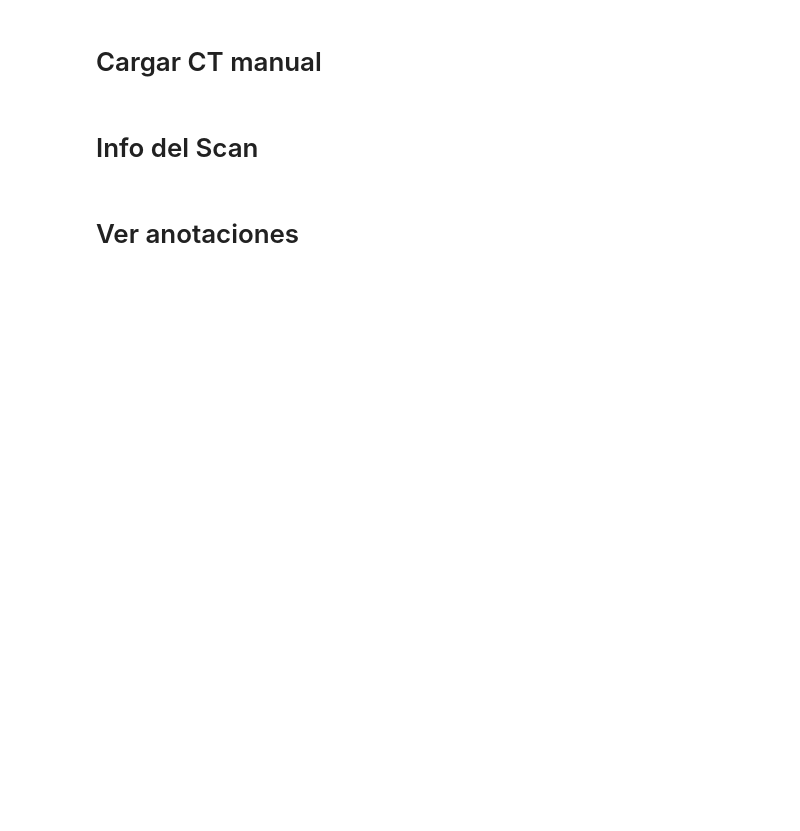
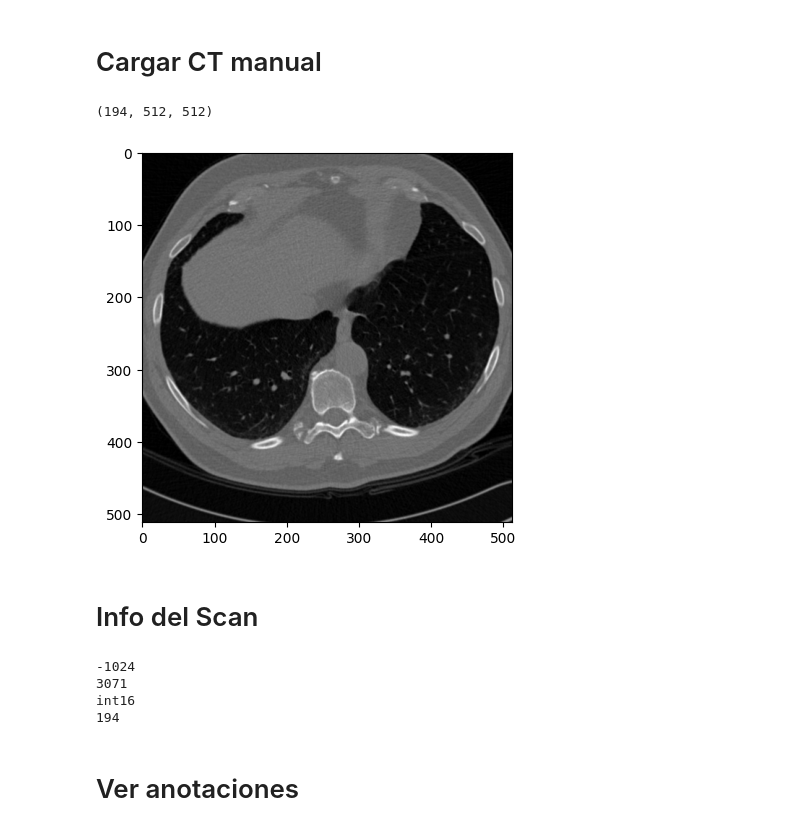
Before and after one commit to kassmontezuma/Capstone, a Jupyter notebook: DLExplore.ipynb, the cells around one changed output. Cells and saved outputs as stored; diff of their text form; code cells hidden in the pictures; blank space fills up the shorter version.

```diff
--- a/DLExplore.ipynb
+++ b/DLExplore.ipynb
@@ -23,22 +24,33 @@ import os
 # %%
 #Este lee tanto el .mhd y el .raw
 scan = sitk.ReadImage(
- "data/subset0/1.3.6.1.4.1.14519.5.2.1.6279.6001.105756658031515062000744821260.mhd"
+ "data/subset8/1.3.6.1.4.1.14519.5.2.1.6279.6001.100225287222365663678666836860.mhd"
 )
 #Este convierte el CT a NumPy
 image = sitk.GetArrayFromImage(scan)
 #Este imprime (slices,alto,ancho)
 print(image.shape)
 #Este selleciona el slice 50 y lo dibuja -> con los dos comandos de abajo veo un slice pero es una sola tomografia
-plt.imshow(image[50], cmap='gray')
+plt.imshow(image[70], cmap='gray')
 plt.show()
+# %% [output]
+(194, 512, 512)
+[figure, added]
 # %% [markdown]
 # Info del Scan
 # %%
+#Enteder el rango de HU
 print(image.min())
 print(image.max())
+#Tipo de dato de voxel
 print(image.dtype)
+#El primer dato del shape #slice,alto,ancho
 print(image.shape[0])
+# %% [output]
+-1024
+3071
+int16
+194
 # %% [markdown]
 # Ver anotaciones
 # %%
```
Also changed, not shown: parts of 25 cells of this notebook.
